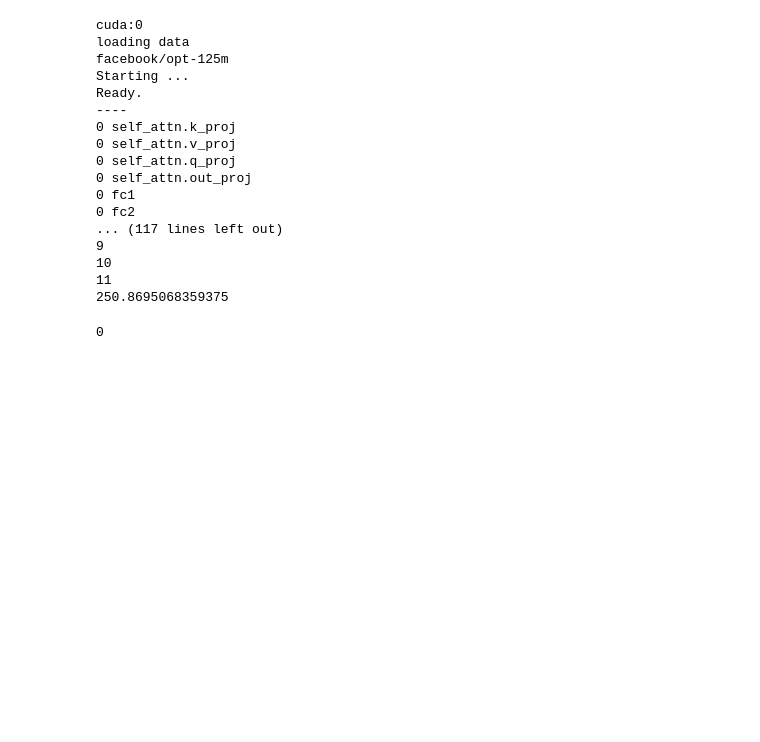
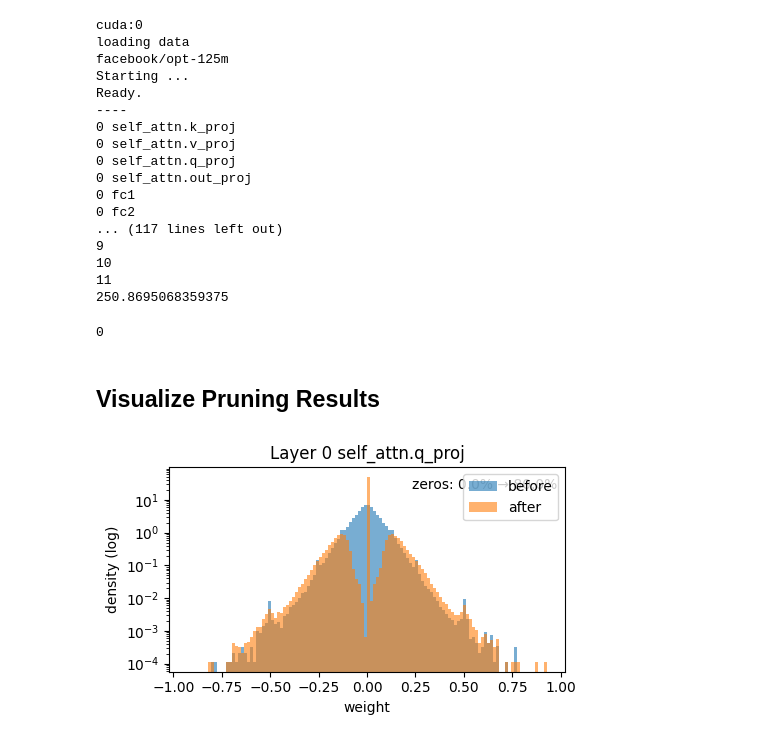
Before and after one commit to KentoNishi/stat364-postraining-compression, a Jupyter notebook: KentoNishi_ALPS_postraining_compression.ipynb, the cells around one changed output. Saved outputs shown, nothing was run; the diff lists cells and outputs as text; code cells hidden in the pictures; blank space fills up the shorter version.

Commit message:
visualization

```diff
--- a/KentoNishi_ALPS_postraining_compression.ipynb
+++ b/KentoNishi_ALPS_postraining_compression.ipynb
@@ -112,3 +112,67 @@ Ready.
 11
 250.8695068359375
 0
+# %% [markdown]
+## Visualize Pruning Results
+# %%
+# Visual: before/after weights for a pruned layer
+import matplotlib.pyplot as plt
+import numpy as np
+import torch
+from transformers import OPTForCausalLM
+from pathlib import Path
+
+pruned_files = sorted(Path("pruned_models").glob("ppl_*.pt"))
+if not pruned_files:
+    raise FileNotFoundError("No pruned model found in ./pruned_models")
+
+pruned_path = pruned_files[-1]
+
+base_model = OPTForCausalLM.from_pretrained(
+    MODEL_NAME, torch_dtype="auto", cache_dir=str(MODEL_PATH)
+)
+pruned_model = torch.load(pruned_path)
+
+layer_idx = 0
+layer_attr = "self_attn.q_proj"
+
+base_layer = getattr(base_model.model.decoder.layers[layer_idx].self_attn, "q_proj")
+pruned_layer = getattr(pruned_model.model.decoder.layers[layer_idx].self_attn, "q_proj")
+
+base_w = base_layer.weight.detach().cpu().flatten().numpy()
+pruned_w = pruned_layer.weight.detach().cpu().flatten().numpy()
+
+zero_base = (base_w == 0).mean() * 100
+zero_pruned = (pruned_w == 0).mean() * 100
+
+max_abs = np.max(np.abs(np.concatenate([base_w, pruned_w])))
+
+fig, ax = plt.subplots(figsize=(5, 3))
+ax.hist(
+    base_w, bins=120, range=(-max_abs, max_abs), density=True, alpha=0.6, label="before"
+)
+ax.hist(
+    pruned_w,
+    bins=120,
+    range=(-max_abs, max_abs),
+    density=True,
+    alpha=0.6,
+    label="after",
+)
+ax.set_yscale("log")
+ax.set_title(f"Layer {layer_idx} {layer_attr}")
+ax.set_xlabel("weight")
+ax.set_ylabel("density (log)")
+ax.legend()
+ax.text(
+    0.98,
+    0.95,
+    f"zeros: {zero_base:.1f}% → {zero_pruned:.1f}%",
+    transform=ax.transAxes,
+    ha="right",
+    va="top",
+)
+plt.tight_layout()
+plt.show()
+# %% [output]
+[figure, added]
```
